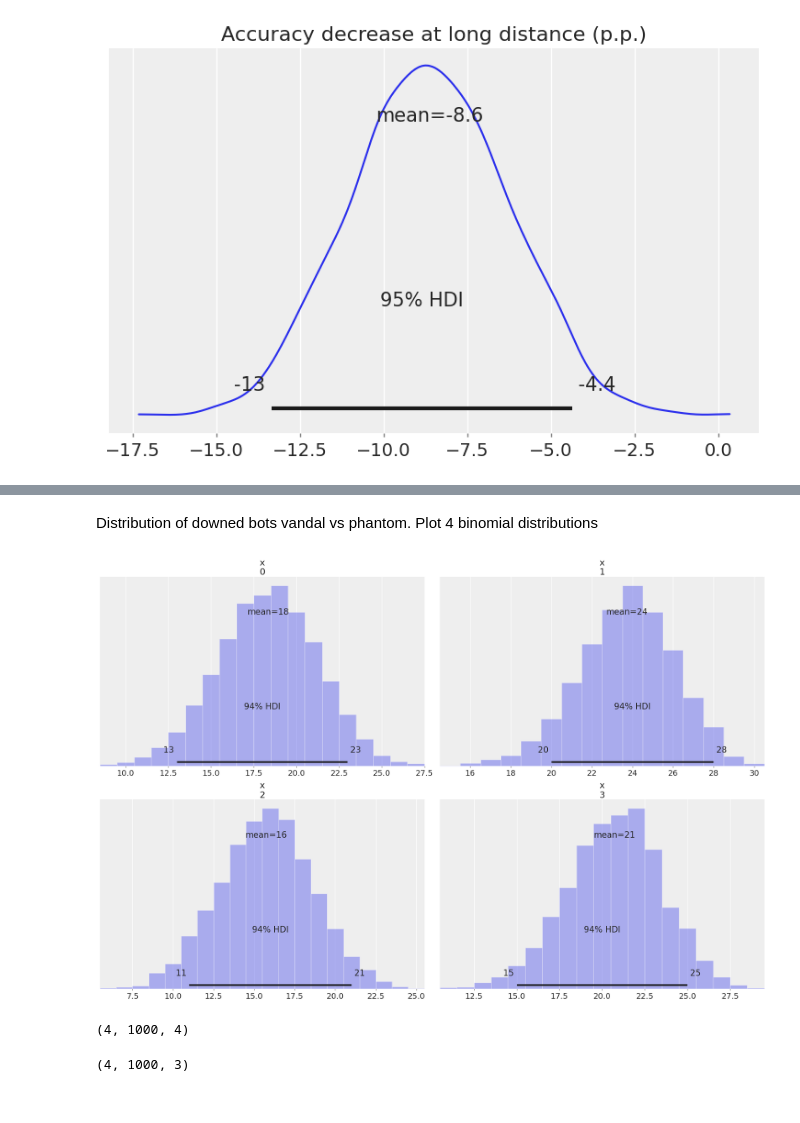
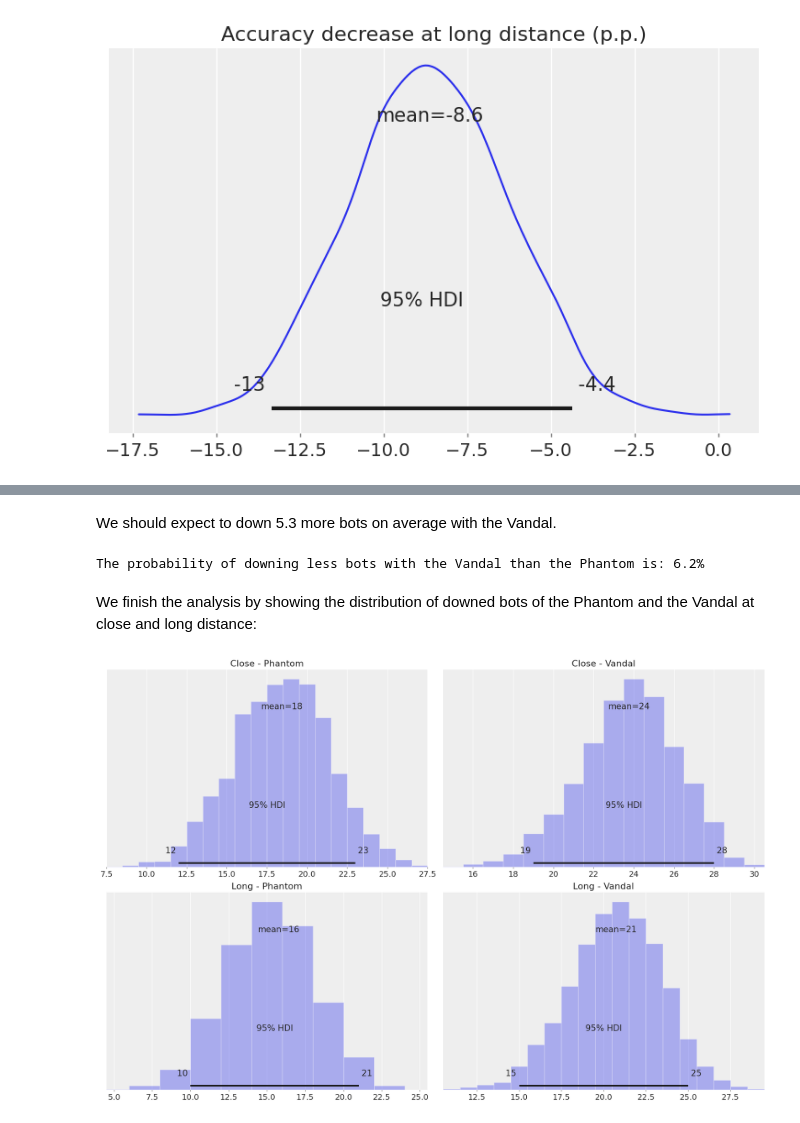
Before and after one commit to Sorkanius/articles, a Jupyter notebook: bayesian_valorant_aim/bayesian_valorant_aim.ipynb, the cells around one changed output, grey strips where cells are left out. Saved outputs shown, nothing was run; the diff lists cells and outputs as text; code cells hidden in the pictures.

Commit message:
Finished analysis

```diff
--- a/bayesian_valorant_aim/bayesian_valorant_aim.ipynb
+++ b/bayesian_valorant_aim/bayesian_valorant_aim.ipynb
@@ -345,16 +398,18 @@ plt.show()
+# %% [markdown]
+We should expect to down 5.3 more bots on average with the Vandal.
+# %%
+print(f'The probability of downing less bots with the Vandal than the Phantom is: {(weapon_contrast < 0).mean():.1%}')
+# %% [output]
+The probability of downing less bots with the Vandal than the Phantom is: 6.2%
 # %% [markdown]
-Distribution of downed bots vandal vs phantom. Plot 4 binomial distributions
+We finish the analysis by showing the distribution of downed bots of the Phantom and the Vandal at close and long distance:
 # %%
 posteriors = np.random.binomial(N, logistic(inference_data.posterior['beta'][:, :, [1,2,4,5]]))
-az.plot_posterior(posteriors, grid=(2,2))
+ax = az.plot_posterior(posteriors, grid=(2,2), hdi_prob=0.95)
+ax[0, 0].set_title('Close - Phantom')
+ax[0, 1].set_title('Close - Vandal')
+ax[1, 0].set_title('Long - Phantom')
+ax[1, 1].set_title('Long - Vandal')
 plt.show()
 # %% [output]
-[figure, old version]
+[figure, new version]
-# %%
-posteriors.shape
-# %% [output]
-(4, 1000, 4)
-# %%
-inference_data.posterior['beta'][:, :, [1,2,4,5]].shape
-# %% [output]
-(4, 1000, 3)
```
Also changed, not shown: parts of 24 cells of this notebook.
